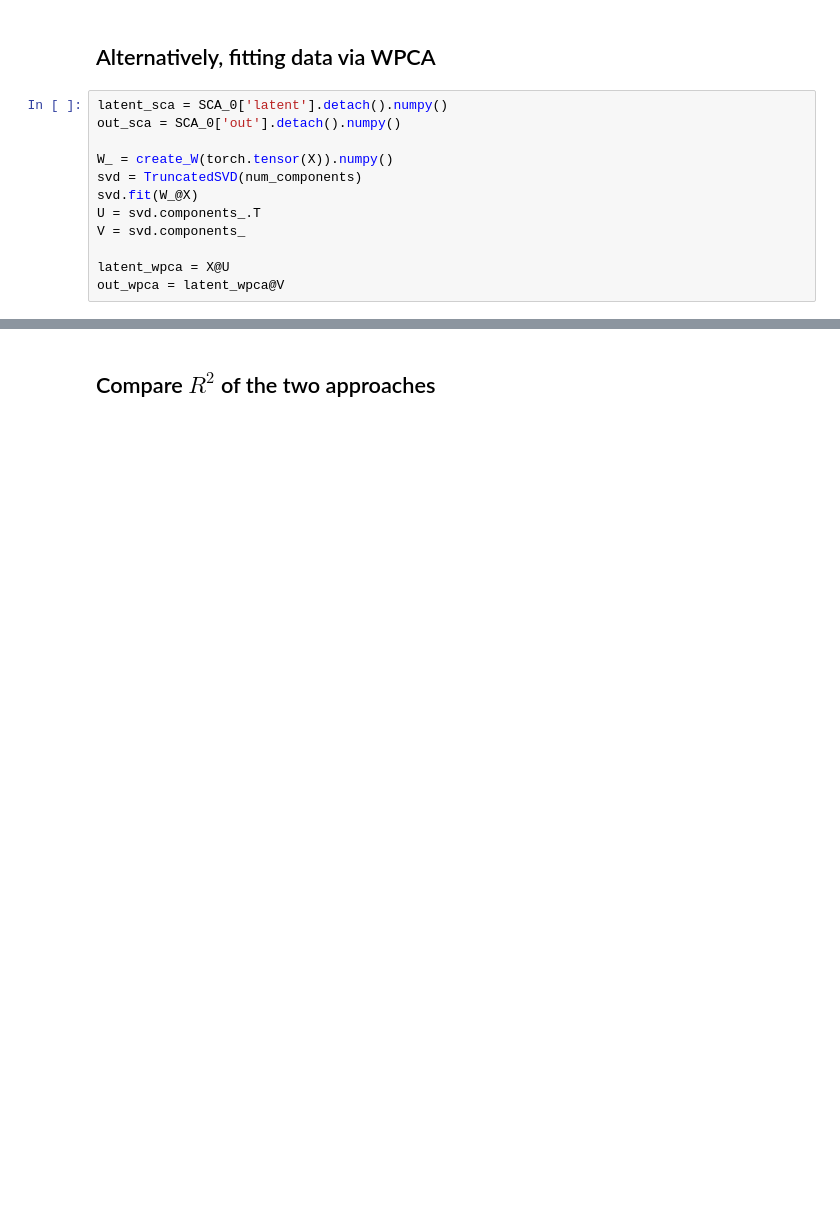
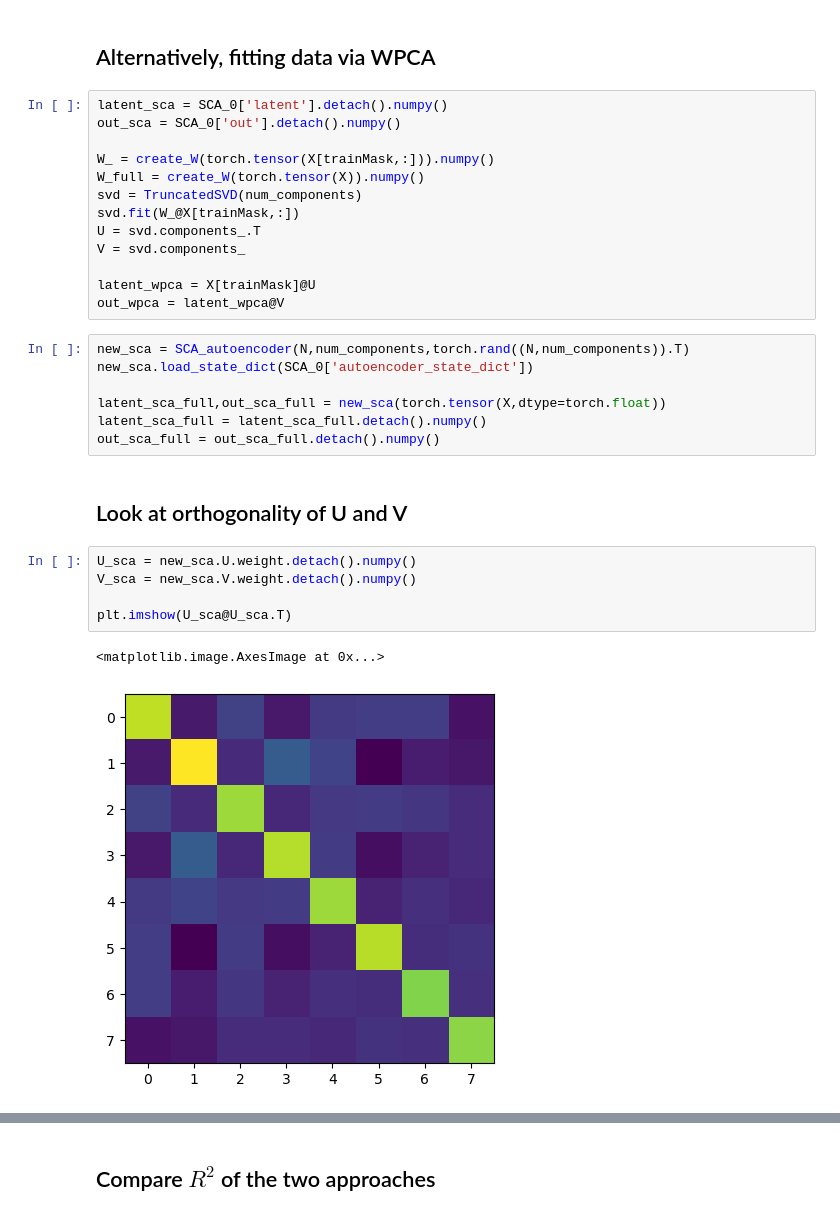
Before and after one commit to AlbertLiangca/sca-REPLICATION, a Jupyter notebook: Notebooks/MonkeyB_reaching.ipynb, the cells around one changed output, grey strips where cells are left out. Cells and saved outputs as stored; diff of their text form; blank space fills up the shorter version.

```diff
--- a/Notebooks/MonkeyB_reaching.ipynb
+++ b/Notebooks/MonkeyB_reaching.ipynb
@@ -95,11 +102,29 @@ Text(0, 0.5, 'loss')
 latent_sca = SCA_0['latent'].detach().numpy()
 out_sca = SCA_0['out'].detach().numpy()
 
-W_ = create_W(torch.tensor(X)).numpy()
+W_ = create_W(torch.tensor(X[trainMask,:])).numpy()
+W_full = create_W(torch.tensor(X)).numpy()
 svd = TruncatedSVD(num_components)
-svd.fit(W_@X)
+svd.fit(W_@X[trainMask,:])
 U = svd.components_.T
 V = svd.components_
 
-latent_wpca = X@U
+latent_wpca = X[trainMask]@U
 out_wpca = latent_wpca@V
+# %%
+new_sca = SCA_autoencoder(N,num_components,torch.rand((N,num_components)).T)
+new_sca.load_state_dict(SCA_0['autoencoder_state_dict'])
+
+latent_sca_full,out_sca_full = new_sca(torch.tensor(X,dtype=torch.float))
+latent_sca_full = latent_sca_full.detach().numpy()
+out_sca_full = out_sca_full.detach().numpy()
+# %% [markdown]
+## Look at orthogonality of U and V
+# %%
+U_sca = new_sca.U.weight.detach().numpy()
+V_sca = new_sca.V.weight.detach().numpy()
+
+plt.imshow(U_sca@U_sca.T)
+# %% [output]
+<matplotlib.image.AxesImage at 0x...>
+[figure, added]
```
Also changed, not shown: parts of 11 cells of this notebook.
